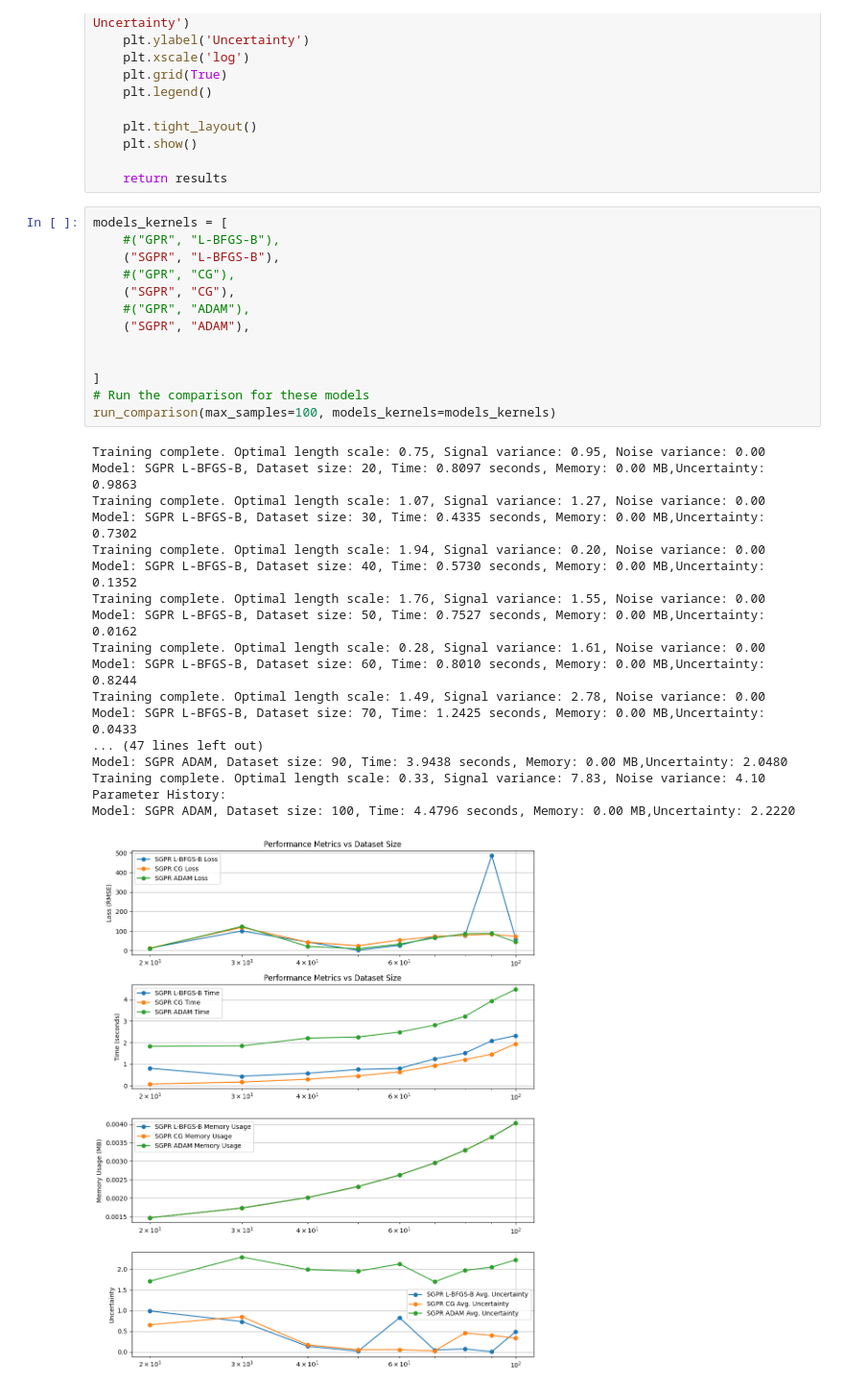
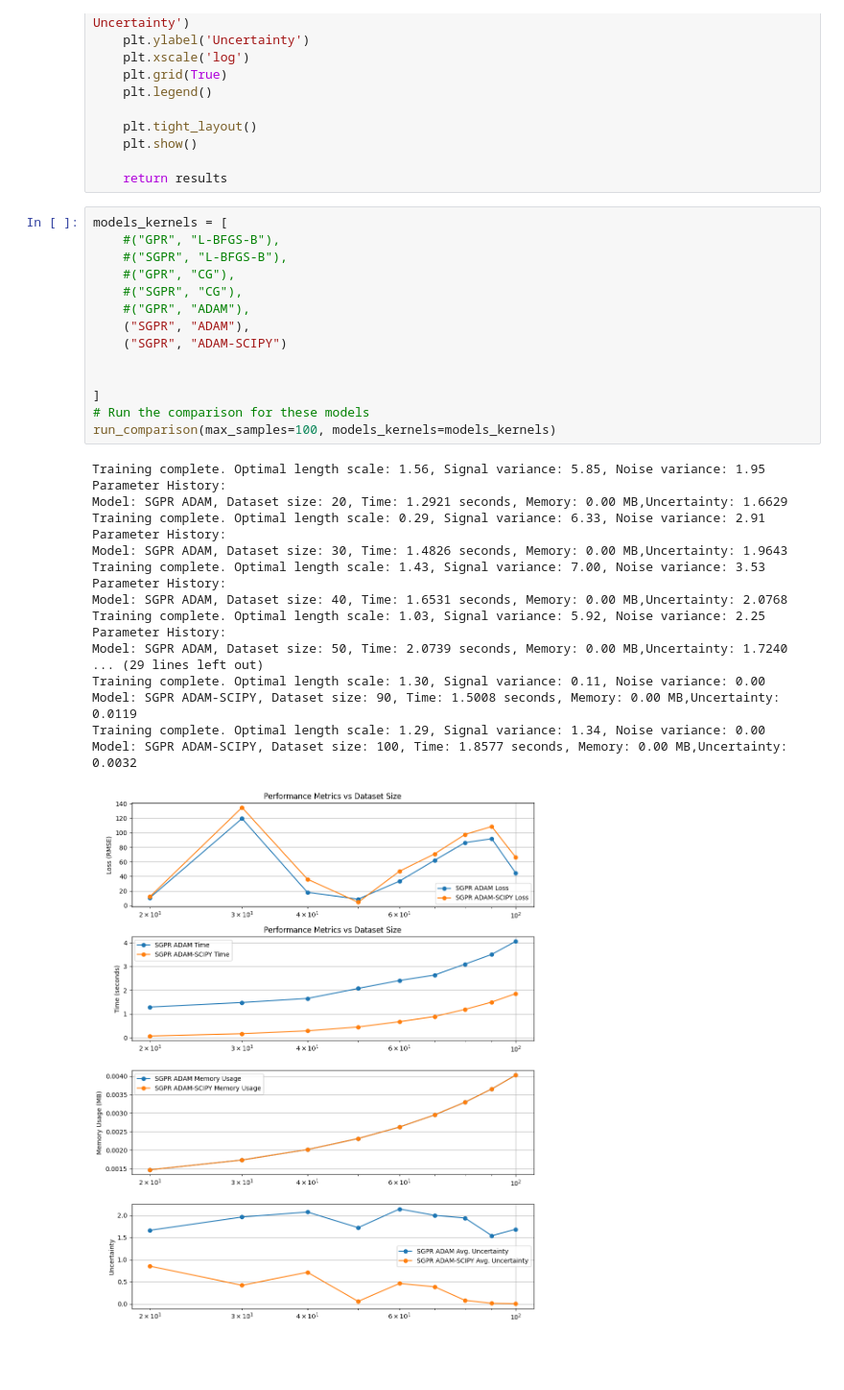
Before and after one commit to TDGB02/Gaussian-Process-Models, a Jupyter notebook: Easy_Comparison_Program_v1.ipynb, the cells around one changed output. Shown at 96% size. Saved outputs shown, nothing was run; the diff lists cells and outputs as text; blank space fills up the shorter version.

```diff
--- a/Easy_Comparison_Program_v1.ipynb
+++ b/Easy_Comparison_Program_v1.ipynb
@@ -210,32 +210,33 @@ def run_comparison(max_samples, models_kernels):
 # %%
 models_kernels = [
     #("GPR", "L-BFGS-B"),
-    ("SGPR", "L-BFGS-B"),
+    #("SGPR", "L-BFGS-B"),
     #("GPR", "CG"),
-    ("SGPR", "CG"),
+    #("SGPR", "CG"),
     #("GPR", "ADAM"),
     ("SGPR", "ADAM"),
+    ("SGPR", "ADAM-SCIPY")
 
 
 ]
 # Run the comparison for these models
 run_comparison(max_samples=100, models_kernels=models_kernels)
 # %% [output]
-Training complete. Optimal length scale: 0.75, Signal variance: 0.95, Noise variance: 0.00
-Model: SGPR L-BFGS-B, Dataset size: 20, Time: 0.8097 seconds, Memory: 0.00 MB,Uncertainty: 0.9863
-Training complete. Optimal length scale: 1.07, Signal variance: 1.27, Noise variance: 0.00
-Model: SGPR L-BFGS-B, Dataset size: 30, Time: 0.4335 seconds, Memory: 0.00 MB,Uncertainty: 0.7302
-Training complete. Optimal length scale: 1.94, Signal variance: 0.20, Noise variance: 0.00
-Model: SGPR L-BFGS-B, Dataset size: 40, Time: 0.5730 seconds, Memory: 0.00 MB,Uncertainty: 0.1352
-Training complete. Optimal length scale: 1.76, Signal variance: 1.55, Noise variance: 0.00
-Model: SGPR L-BFGS-B, Dataset size: 50, Time: 0.7527 seconds, Memory: 0.00 MB,Uncertainty: 0.0162
-Training complete. Optimal length scale: 0.28, Signal variance: 1.61, Noise variance: 0.00
-Model: SGPR L-BFGS-B, Dataset size: 60, Time: 0.8010 seconds, Memory: 0.00 MB,Uncertainty: 0.8244
-Training complete. Optimal length scale: 1.49, Signal variance: 2.78, Noise variance: 0.00
-Model: SGPR L-BFGS-B, Dataset size: 70, Time: 1.2425 seconds, Memory: 0.00 MB,Uncertainty: 0.0433
-... (47 lines left out)
-Model: SGPR ADAM, Dataset size: 90, Time: 3.9438 seconds, Memory: 0.00 MB,Uncertainty: 2.0480
-Training complete. Optimal length scale: 0.33, Signal variance: 7.83, Noise variance: 4.10
+Training complete. Optimal length scale: 1.56, Signal variance: 5.85, Noise variance: 1.95
 Parameter History:
-Model: SGPR ADAM, Dataset size: 100, Time: 4.4796 seconds, Memory: 0.00 MB,Uncertainty: 2.2220
+Model: SGPR ADAM, Dataset size: 20, Time: 1.2921 seconds, Memory: 0.00 MB,Uncertainty: 1.6629
+Training complete. Optimal length scale: 0.29, Signal variance: 6.33, Noise variance: 2.91
+Parameter History:
+Model: SGPR ADAM, Dataset size: 30, Time: 1.4826 seconds, Memory: 0.00 MB,Uncertainty: 1.9643
+Training complete. Optimal length scale: 1.43, Signal variance: 7.00, Noise variance: 3.53
+Parameter History:
+Model: SGPR ADAM, Dataset size: 40, Time: 1.6531 seconds, Memory: 0.00 MB,Uncertainty: 2.0768
+Training complete. Optimal length scale: 1.03, Signal variance: 5.92, Noise variance: 2.25
+Parameter History:
+Model: SGPR ADAM, Dataset size: 50, Time: 2.0739 seconds, Memory: 0.00 MB,Uncertainty: 1.7240
+... (29 lines left out)
+Training complete. Optimal length scale: 1.30, Signal variance: 0.11, Noise variance: 0.00
+Model: SGPR ADAM-SCIPY, Dataset size: 90, Time: 1.5008 seconds, Memory: 0.00 MB,Uncertainty: 0.0119
+Training complete. Optimal length scale: 1.29, Signal variance: 1.34, Noise variance: 0.00
+Model: SGPR ADAM-SCIPY, Dataset size: 100, Time: 1.8577 seconds, Memory: 0.00 MB,Uncertainty: 0.0032
-[figure, old version]
+[figure, new version]
```
Also changed, not shown: parts of 2 cells of this notebook, 1 other file.
